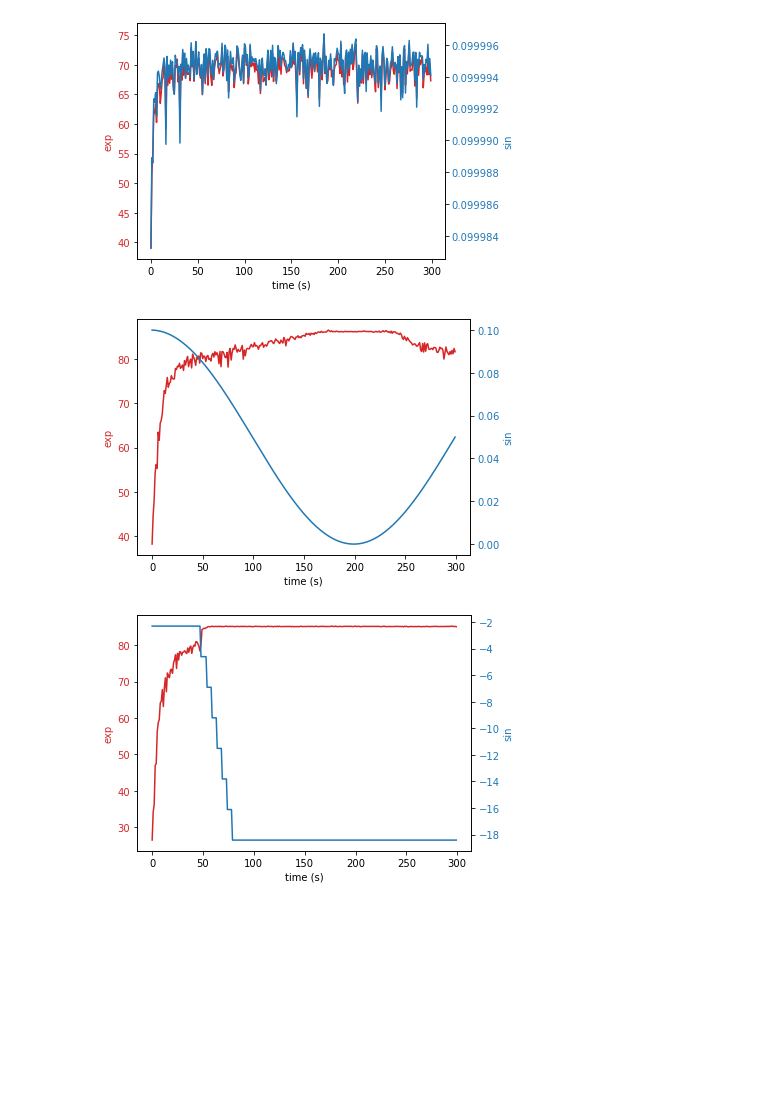
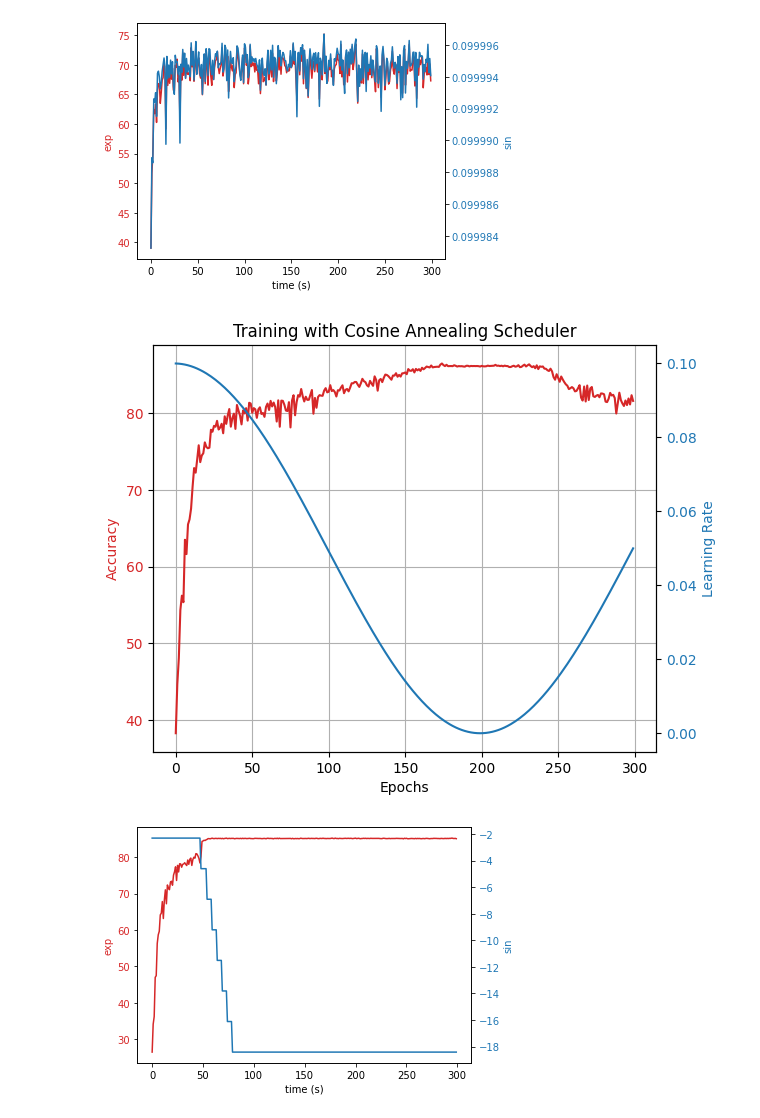
Before and after one commit to ceronvgabriel/MSc_Thesis_v2, a Jupyter notebook: main18_custom.ipynb, the cells around one changed output. Cells and saved outputs as stored; diff of their text form; code cells hidden in the pictures; blank space fills up the shorter version.

```diff
--- a/main18_custom.ipynb
+++ b/main18_custom.ipynb
@@ -990,21 +988,25 @@ loaded=log.load("default_bs_128_sch_plateau.json")
 # %%
 from matplotlib import pyplot as plt
 # %%
+loaded=utils.load("default_bs_128_sch_plateau.json")
+
 fig, ax1 = plt.subplots()
 
 color = 'tab:red'
-ax1.set_xlabel('time (s)')
-ax1.set_ylabel('exp', color=color)
+ax1.set_xlabel('Epochs')
+ax1.set_ylabel('Accuracy', color=color)
 ax1.plot(loaded["test_acc_v"], color=color)
 ax1.tick_params(axis='y', labelcolor=color)
-
+ax1.grid()
 ax2 = ax1.twinx()  # instantiate a second axes that shares the same x-axis
 
 color = 'tab:blue'
-ax2.set_ylabel('sin', color=color)  # we already handled the x-label with ax1
-ax2.plot(np.log(loaded["current_lr_v"]), color=color)
+ax2.set_ylabel('Learning Rate (Log10)', color=color)  # we already handled the x-label with ax1
+ax2.plot(np.log10(loaded["current_lr_v"]), color=color)
 ax2.tick_params(axis='y', labelcolor=color)
 
 fig.tight_layout()  # otherwise the right y-label is slightly clipped
+plt.title("Training with Plateau Scheudler")
+
 plt.show()
 # %% [output]
@@ -1036,23 +1036,27 @@ loaded=log.load("bs_1024_sch_cosine.json")
 # %%
+loaded=utils.load("bs_1024_sch_cosine.json")
+
 fig, ax1 = plt.subplots()
 
 color = 'tab:red'
-ax1.set_xlabel('time (s)')
-ax1.set_ylabel('exp', color=color)
+ax1.set_xlabel('Epochs')
+ax1.set_ylabel('Accuracy', color=color)
 ax1.plot(loaded["test_acc_v"], color=color)
 ax1.tick_params(axis='y', labelcolor=color)
+ax1.grid()
 
 ax2 = ax1.twinx()  # instantiate a second axes that shares the same x-axis
 
 color = 'tab:blue'
-ax2.set_ylabel('sin', color=color)  # we already handled the x-label with ax1
+ax2.set_ylabel('Learning Rate', color=color)  # we already handled the x-label with ax1
 ax2.plot(loaded["current_lr_v"], color=color)
 ax2.tick_params(axis='y', labelcolor=color)
 
 fig.tight_layout()  # otherwise the right y-label is slightly clipped
+plt.title("Training with Cosine Annealing Scheduler")
 plt.show()
 # %% [output]
-[figure, old version]
+[figure, new version]
 # %%
 loaded=log.load("bs_1024_sch_plateau.json")
 
```
Also changed, not shown: parts of 4 cells of this notebook, 6 other files.
